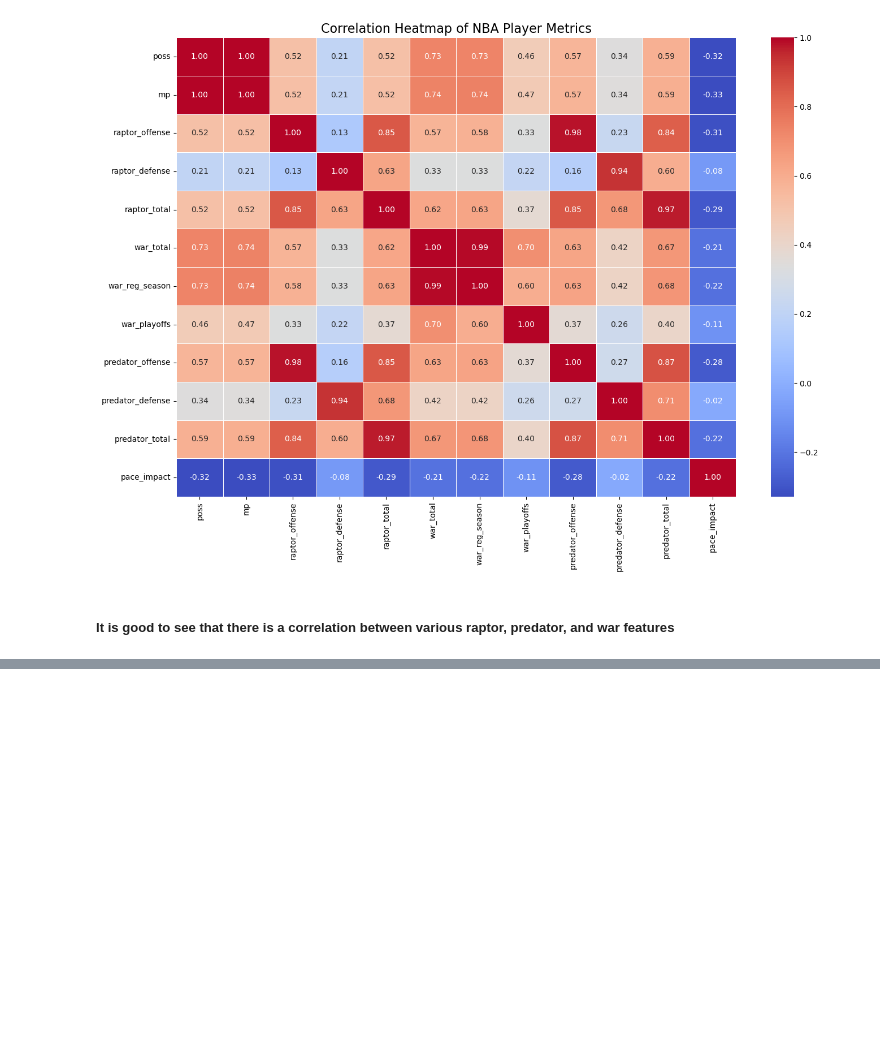
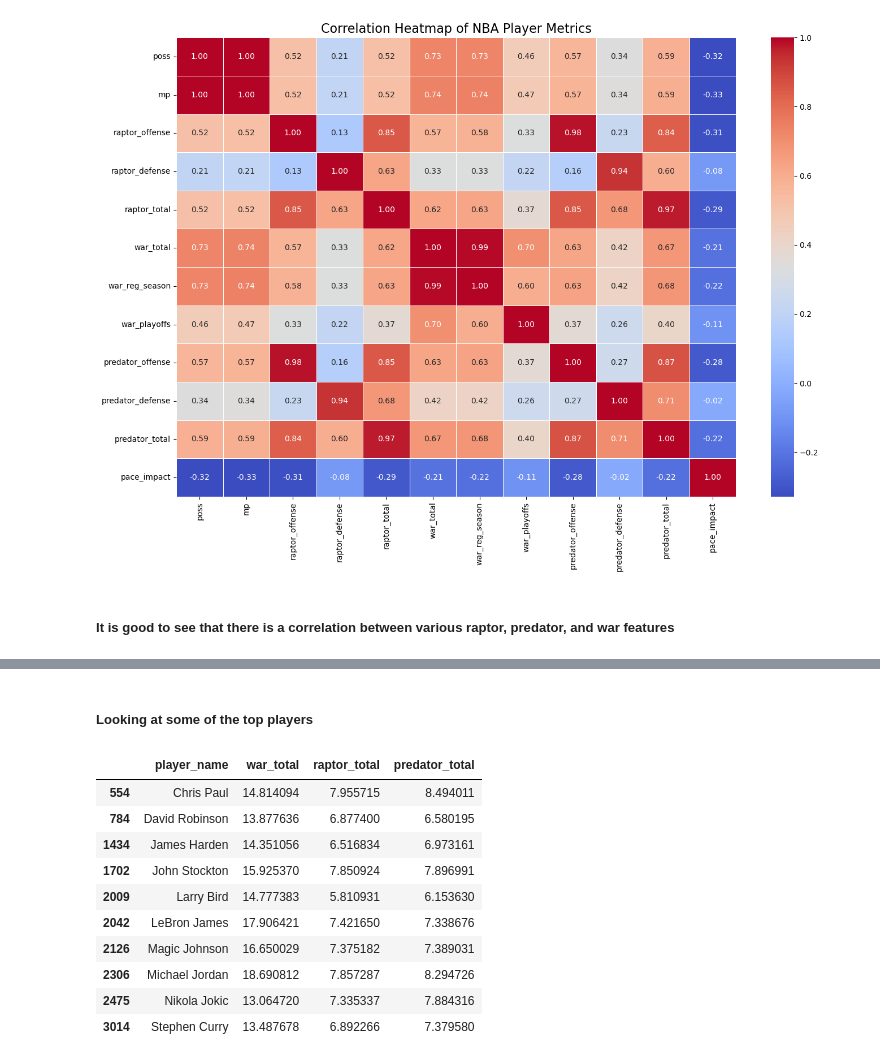
Before and after one commit to SarvaniK-26/NBATrade, a Jupyter notebook: nbatrades.ipynb, the cells around one changed output, grey strips where cells are left out. Drawn from its saved outputs; the diff is of its cells as text; code cells hidden in the pictures; blank space fills up the shorter version.

```diff
--- a/nbatrades.ipynb
+++ b/nbatrades.ipynb
@@ -315,0 +384,16 @@ plt.show()
+# %% [markdown]
+##### Looking at some of the top players
+# %%
+player_avg_stats[player_avg_stats['war_total'] > 13]
+# %% [output]
+|  | player_name | war_total | raptor_total | predator_total |
+| 554 | Chris Paul | 14.814094 | 7.955715 | 8.494011 |
+| 784 | David Robinson | 13.877636 | 6.877400 | 6.580195 |
+| 1434 | James Harden | 14.351056 | 6.516834 | 6.973161 |
+| 1702 | John Stockton | 15.925370 | 7.850924 | 7.896991 |
+| 2009 | Larry Bird | 14.777383 | 5.810931 | 6.153630 |
+| 2042 | LeBron James | 17.906421 | 7.421650 | 7.338676 |
+| 2126 | Magic Johnson | 16.650029 | 7.375182 | 7.389031 |
+| 2306 | Michael Jordan | 18.690812 | 7.857287 | 8.294726 |
+| 2475 | Nikola Jokic | 13.064720 | 7.335337 | 7.884316 |
+| 3014 | Stephen Curry | 13.487678 | 6.892266 | 7.379580 |
```
Also changed, not shown: parts of 23 cells of this notebook, 1 other file.
